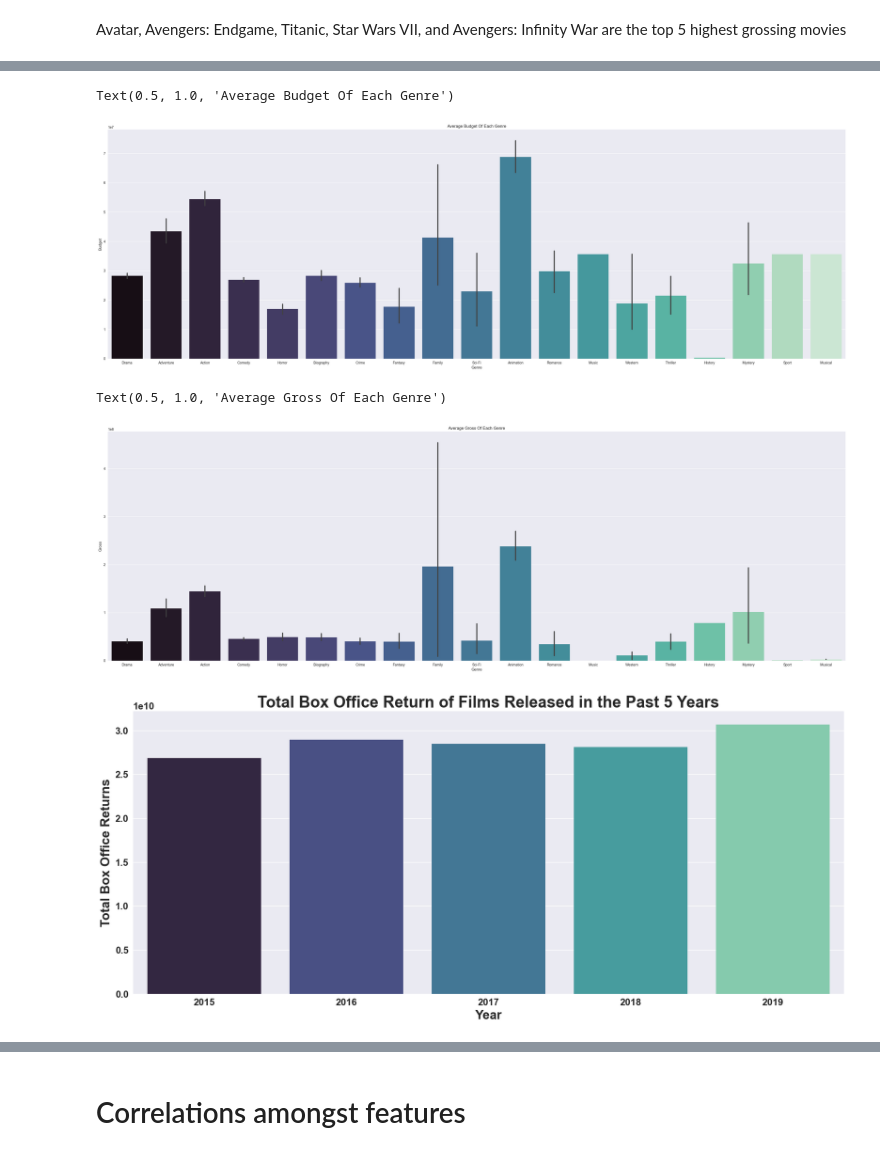
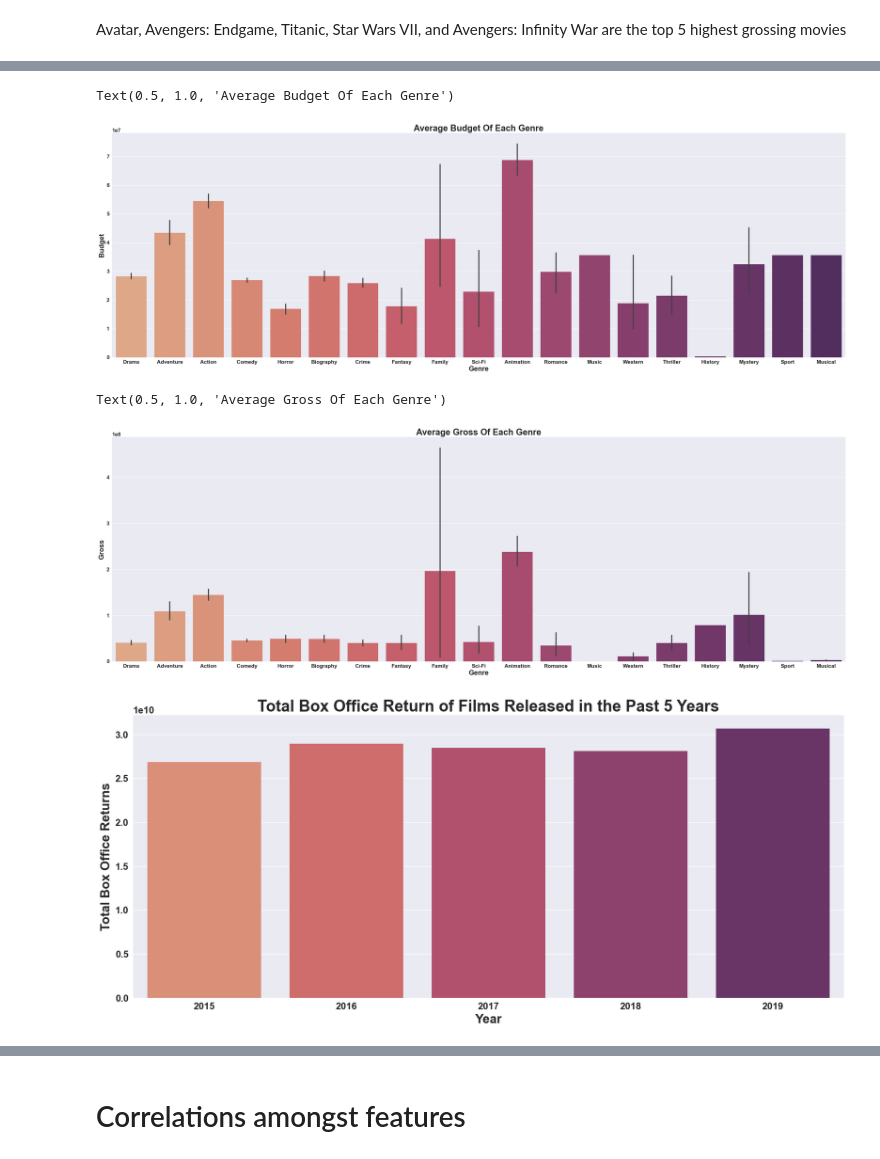
Before and after one commit to Ducduong1811/Data-Analysis, a Jupyter notebook: 7-Data-cleaning-for-movies-data.ipynb, the cells around one changed output, grey strips where cells are left out. Drawn from its saved outputs; the diff is of its cells as text; code cells hidden in the pictures.

```diff
--- a/7-Data-cleaning-for-movies-data.ipynb
+++ b/7-Data-cleaning-for-movies-data.ipynb
@@ -589,40 +589,40 @@ Text(0.5, 1.0, 'The Most Popular Genres Of Movies')
 # 3. What is the average budget of each genre?
 
 # Plot bar chart with average budget of each genre
-sns.catplot(x='genre', y='budget', kind='bar', data=df2, height=10, aspect=3, palette='mako')
+sns.catplot(x='genre', y='budget', kind='bar', data=df2, height=10, aspect=3, palette='flare')
 plt.xlabel('Genre')
 plt.ylabel('Budget')
 plt.title('Average Budget Of Each Genre')
 # %% [output]
 Text(0.5, 1.0, 'Average Budget Of Each Genre')
-[figure, old version]
+[figure, new version]
 # %%
 # 4. What is the average gross of each genre?
 
 # Plot bar chart with average budget of each genre
-sns.catplot(x='genre', y='gross', kind='bar', data=df2, height=10, aspect=3, palette='mako')
+sns.catplot(x='genre', y='gross', kind='bar', data=df2, height=10, aspect=3, palette='flare')
 plt.xlabel('Genre')
 plt.ylabel('Gross')
 plt.title('Average Gross Of Each Genre')
 # %% [output]
 Text(0.5, 1.0, 'Average Gross Of Each Genre')
-[figure, old version]
+[figure, new version]
 # %%
 # 5. What is the total box office return of films released in the past 5 years?
 
 # 1. Đầu tiên, tạo bảng data riêng, với cột year và sum gross từng năm
 data = df2.groupby('year')['gross'].agg({'sum'}).sort_values(by='year',ascending = False)[1:6].reset_index().rename(columns={'sum':'total_box_office_returns'})
 
 # 2. Plot dựa trên data đó
 
 plt.figure(figsize=(20,8))
-sns.barplot(x="year", y="total_box_office_returns", data=data, palette="mako")
+sns.barplot(x="year", y="total_box_office_returns", data=data, palette="flare")
 plt.xlabel('Year')
 plt.ylabel('Total Box Office Returns')
 plt.title("Total Box Office Return of Films Released in the Past 5 Years")
 plt.show()
 # %% [output]
-[figure, old version]
+[figure, new version]
 # %%
 # 6. Total profits of past 10 years in movie industry?
 
```
Also changed, not shown: parts of 10 cells of this notebook.
